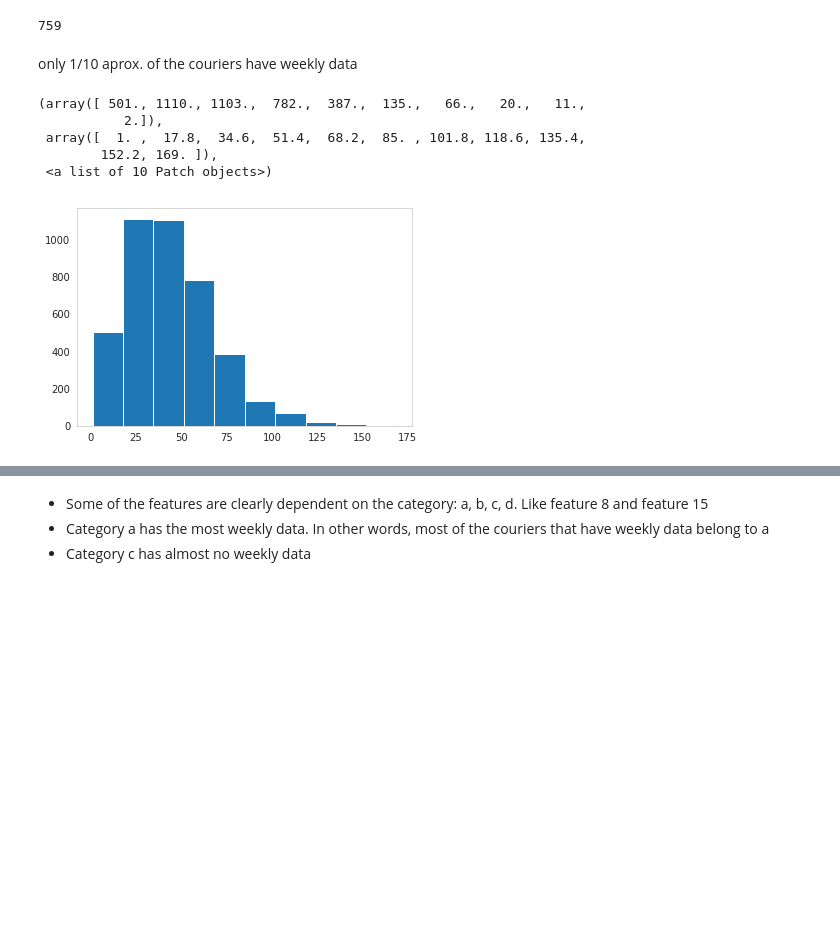
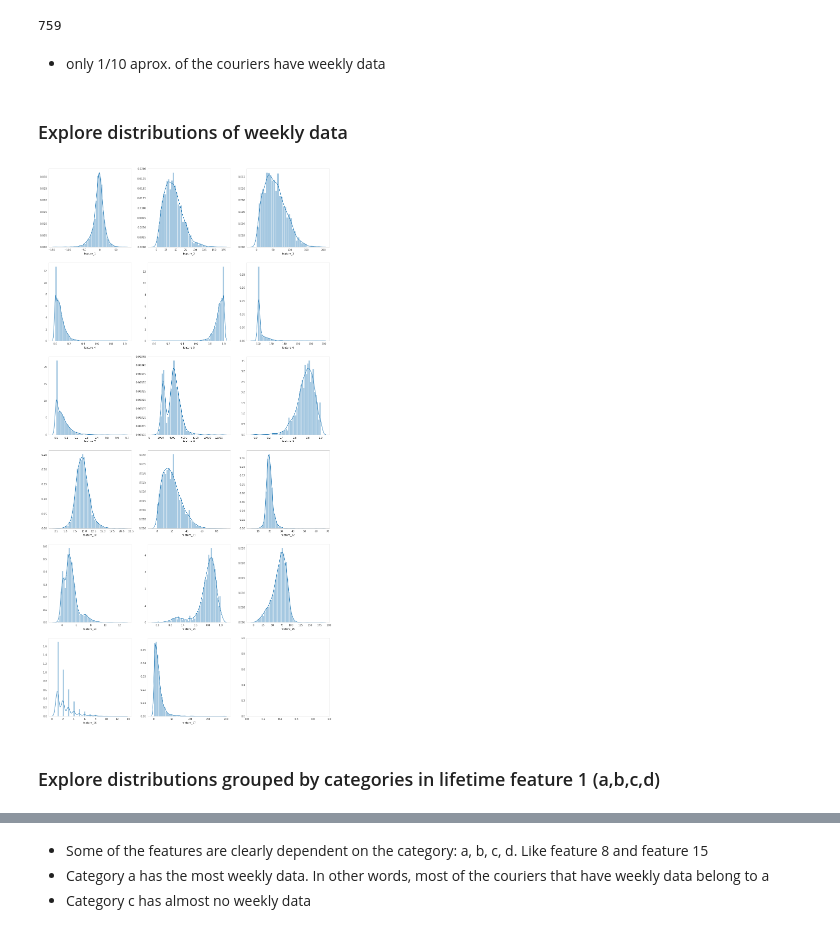
Before and after one commit to vitalv/courier, a Jupyter notebook: courier.ipynb, the cells around one changed output, grey strips where cells are left out. Saved outputs shown, nothing was run; the diff lists cells and outputs as text; code cells hidden in the pictures; blank space fills up the shorter version.

```diff
--- a/courier.ipynb
+++ b/courier.ipynb
@@ -17,20 +22,23 @@ len(set(list(weekly.courier)))
 # %% [output]
 759
 # %% [markdown]
-only 1/10 aprox. of the couriers have weekly data
+* only 1/10 aprox. of the couriers have weekly data
-# %%
-plt.hist(weekly.feature_2)
-# %% [output]
-(array([ 501., 1110., 1103.,  782.,  387.,  135.,   66.,   20.,   11.,
-           2.]),
- array([  1. ,  17.8,  34.6,  51.4,  68.2,  85. , 101.8, 118.6, 135.4,
-        152.2, 169. ]),
- <a list of 10 Patch objects>)
-[figure, removed]
+# %% [markdown]
+### Explore distributions of weekly data
+# %%
+fig, axes = plt.subplots(6, 3, figsize=(20,40))
+ax = axes.flatten() #ravel()
+
+for i in range(len(weekly.columns[2:])):
+    sb.distplot(weekly[weekly.columns[2:][i]], ax=ax[i])
+# %% [output]
+[figure, added]
 # %%
 # keep only feature_2 values within +3 to -3 standard deviations
 outliers_ix = lifetime.index[np.abs(lifetime.feature_2-lifetime.feature_2.mean()) >= (3*lifetime.feature_2.std())]
 lifetime.loc[outliers_ix, 'feature_2'] = np.NaN
+# %% [markdown]
+### Explore distributions grouped by categories in lifetime feature 1 (a,b,c,d)
 # %%
 #1st find couriers that do have weekly data to inspect the distributions
 merge = pd.merge(lifetime, weekly, on='courier', how='right') #.to_csv('merge.csv')
```
Also changed, not shown: parts of 14 cells of this notebook, 1 other file.
